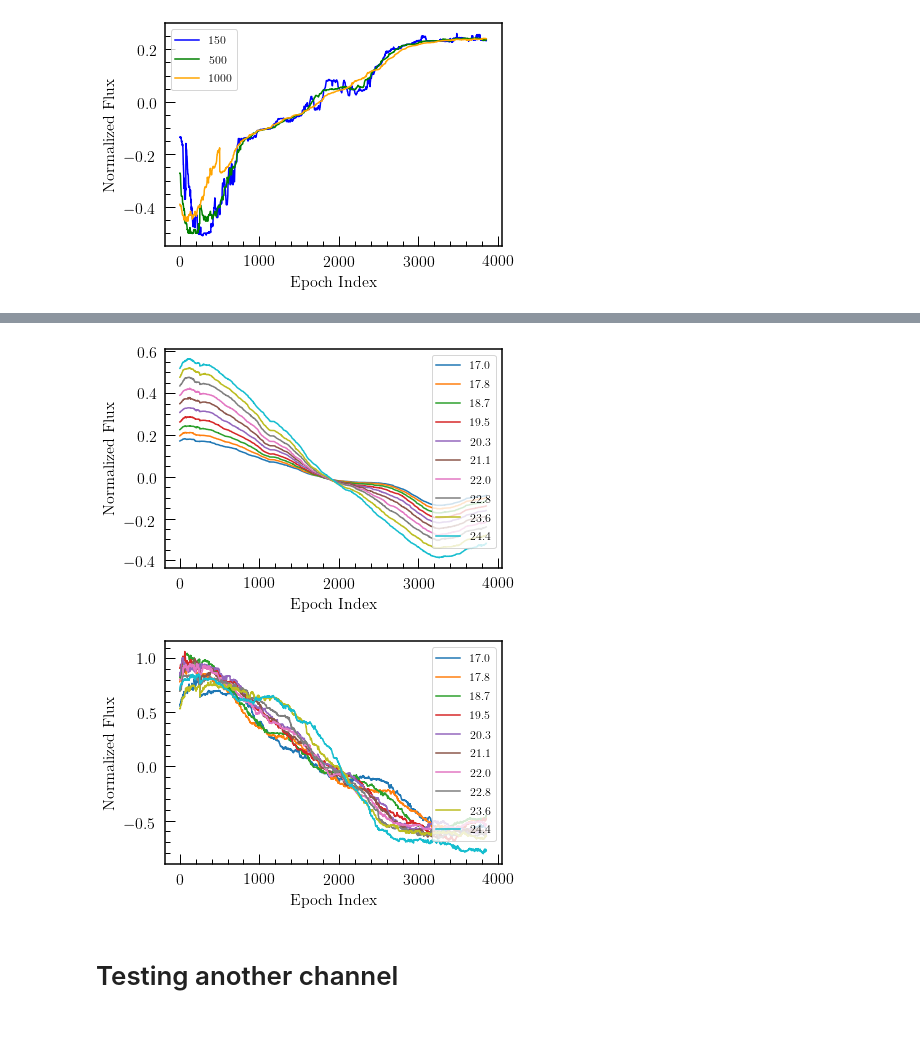
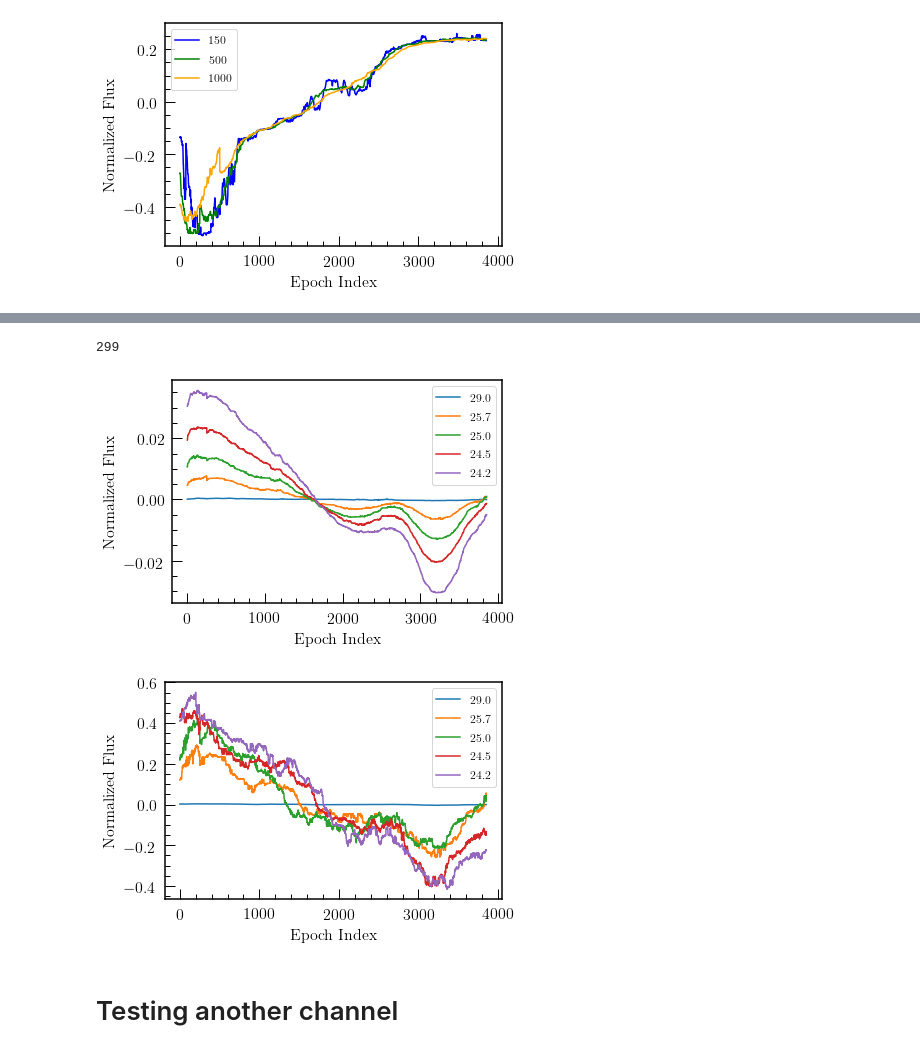
Before and after one commit to jmoreno28/k2_LongTermSystematics, a Jupyter notebook: MakeTemplateSystematicLC.ipynb, the cells around one changed output, grey strips where cells are left out. Cells and saved outputs as stored; diff of their text form; code cells hidden in the pictures.

```diff
--- a/MakeTemplateSystematicLC.ipynb
+++ b/MakeTemplateSystematicLC.ipynb
@@ -124,26 +95,32 @@ array([ 97,  98,  99, 100, 101, 102, 103, 104, 105, 106, 107, 108, 109,
+# %%
+flux_med_bin_edges = np.nanmedian(lc[:,:,2], axis=0)
+mag_med_bin_edges = fluxToMag(flux_med_bin_edges)
+len(flux_med_bin_edges)
+# %% [output]
+299
 # %%
 temp2_med = plot_template.smooth_template(lc[:,:,2], smooth=500, image=True,differenced=False)
 temp2_diff = plot_template.smooth_template(lc[:,:,2], smooth=500, image=True,differenced=True)
 # %%
-for i in range(0,10):
-    plt.plot(xrange(len(temp2_med[:,agnBins[i*5]])),temp2_med[:,agnBins[i*5]],
-             label = "{:3.1f}".format(magBins[agnBins[i*5]]))
+for i in range(0,50, 10):
+    plt.plot(xrange(len(temp2_med[:,i])),temp2_med[:,i],
+             label = "{:3.1f}".format(mag_med_bin_edges[i]))
 plt.xlabel("Epoch Index")
 plt.ylabel("Normalized Flux")
 plt.legend()
 plt.tight_layout()
 # %% [output]
-[figure, old version]
+[figure, new version]
 # %%
-for i in range(0,10):
-    plt.plot(xrange(len(temp2_diff[:,agnBins[i*5]])),temp2_diff[:,agnBins[i*5]],
-             label = "{:3.1f}".format(magBins[agnBins[i*5]]))
+for i in range(0,50,10):
+    plt.plot(xrange(len(temp2_diff[:,i])),temp2_diff[:,i],
+             label = "{:3.1f}".format(mag_med_bin_edges[i]))
 plt.xlabel("Epoch Index")
 plt.ylabel("Normalized Flux")
 plt.legend()
 plt.tight_layout()
 # %% [output]
-[figure, old version]
+[figure, new version]
 # %% [markdown]
 # Testing another channel
 # %%
```
Also changed, not shown: parts of 13 cells of this notebook.
